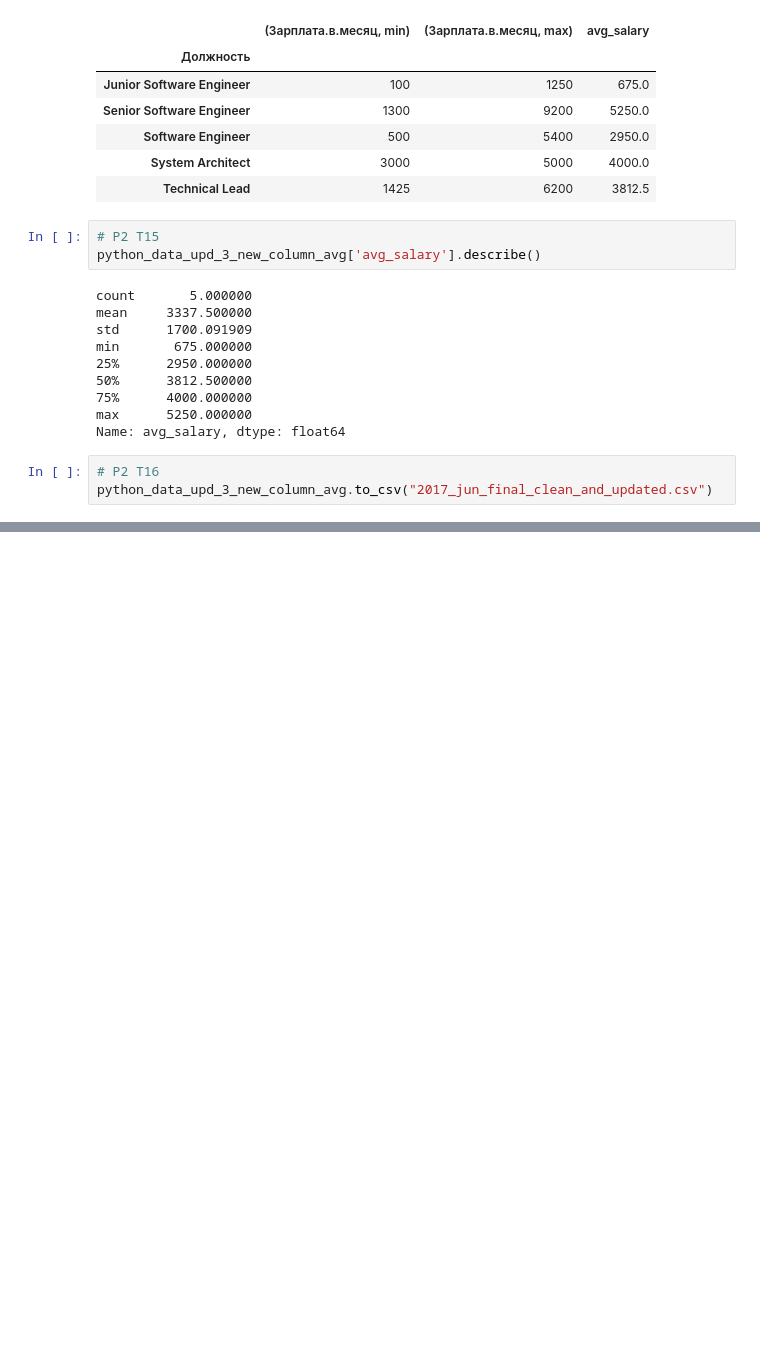
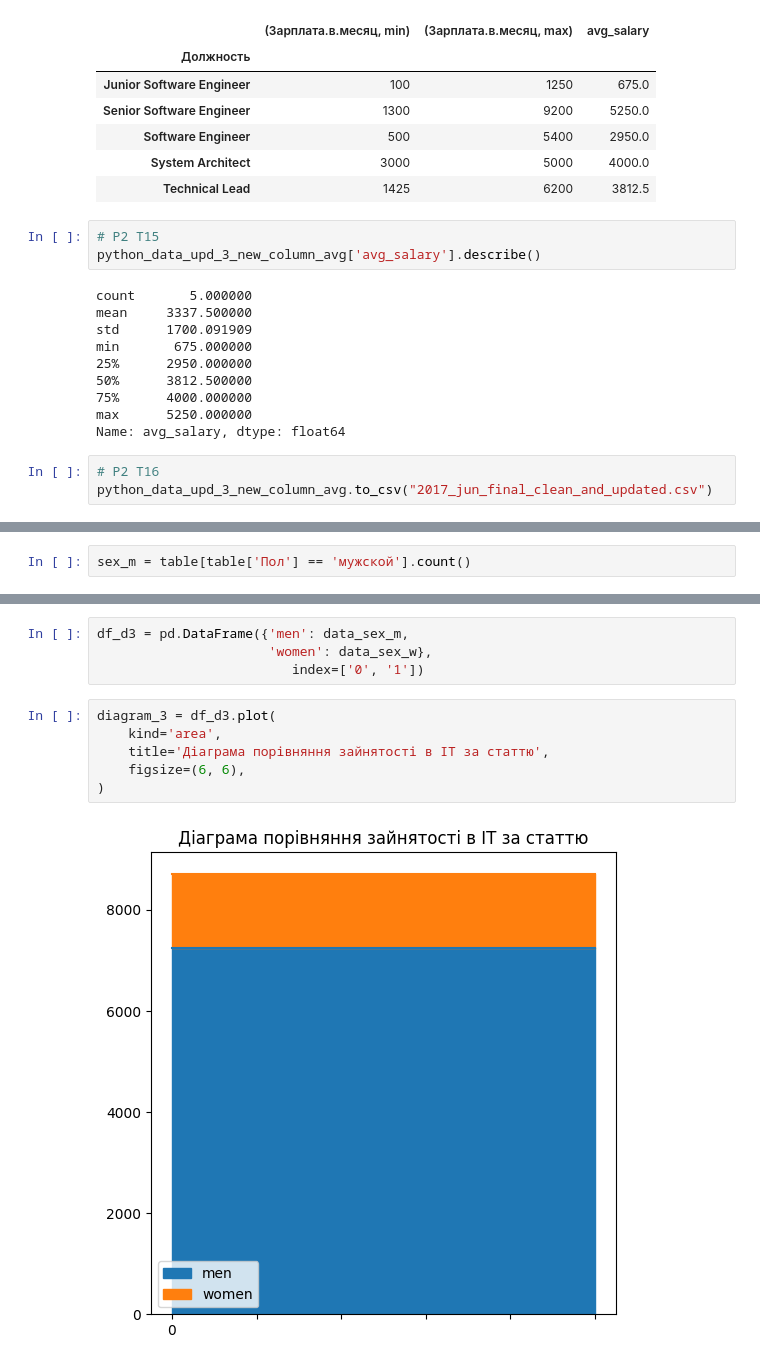
Before and after one commit to ValeraRishniak/HW_M02_goit_py_DS, a Jupyter notebook: Hw2.2.ipynb, the cells around one changed output, grey strips where cells are left out. Drawn from its saved outputs; the diff is of its cells as text; blank space fills up the shorter version.

```diff
--- a/Hw2.2.ipynb
+++ b/Hw2.2.ipynb
@@ -161,0 +191,2 @@ python_data_upd_3_new_column_avg.to_csv("2017_jun_final_clean_and_updated.csv")
+# %%
+sex_m = table[table['Пол'] == 'мужской'].count()
@@ -161,0 +198,12 @@ python_data_upd_3_new_column_avg.to_csv("2017_jun_final_clean_and_updated.csv")
+# %%
+df_d3 = pd.DataFrame({'men': data_sex_m,
+                      'women': data_sex_w},
+                         index=['0', '1'])
+# %%
+diagram_3 = df_d3.plot(
+    kind='area',
+    title='Діаграма порівняння зайнятості в ІТ за статтю',
+    figsize=(6, 6),
+)
+# %% [output]
+[figure, added]
```
Also changed, not shown: parts of 6 cells of this notebook.
